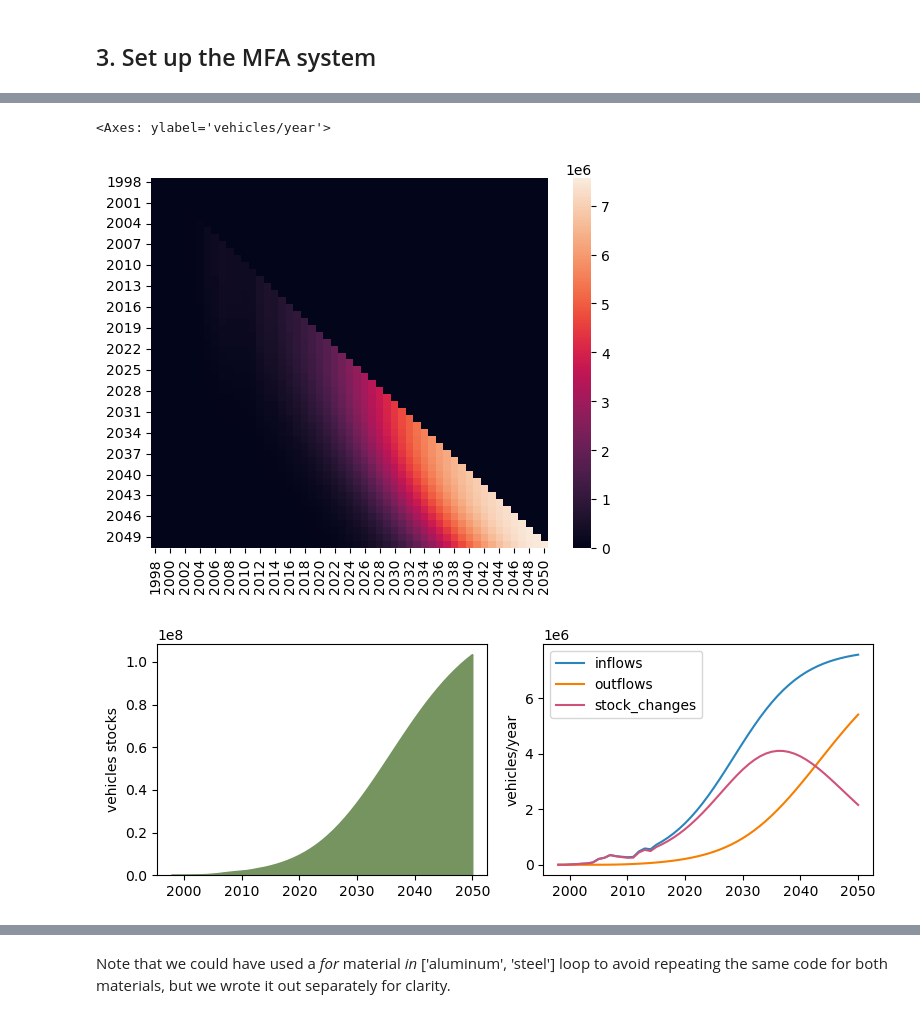
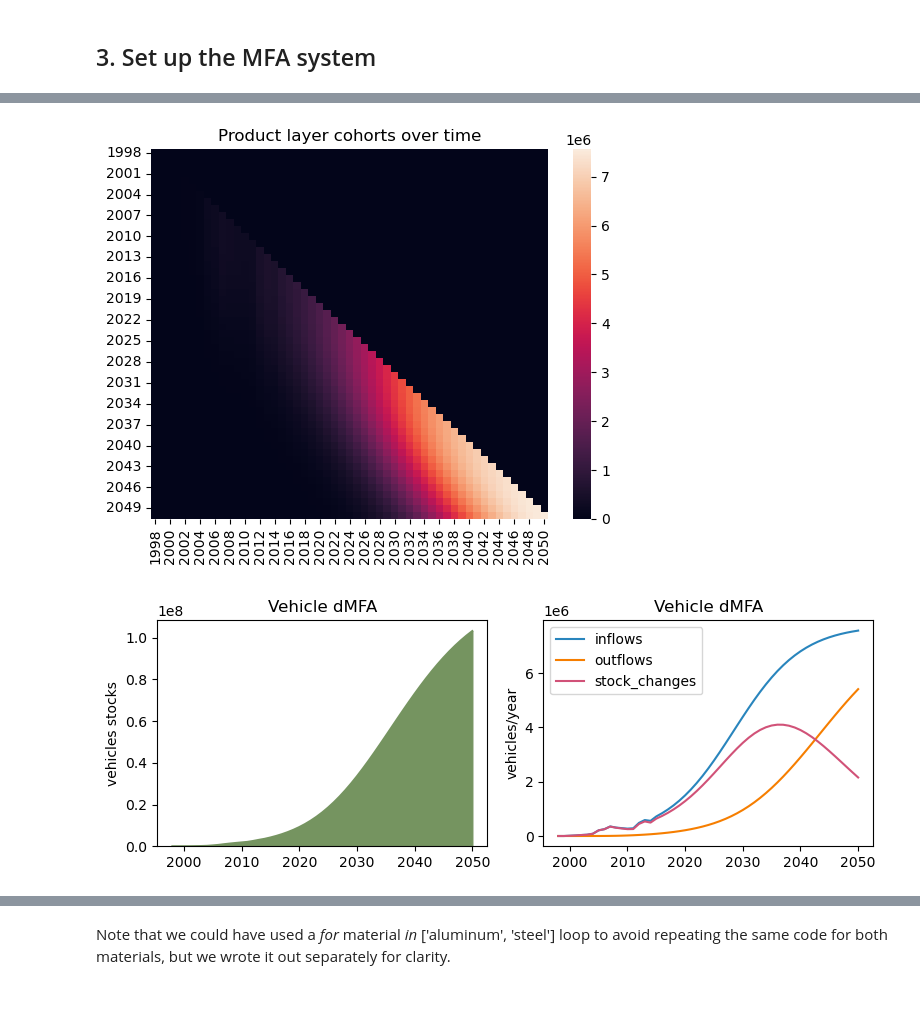
Before and after one commit to TomerFishman/RAPID-MFA, a Jupyter notebook: RAPID-MFA notebooks/10a_Immediate material substitution.ipynb, the cells around one changed output, grey strips where cells are left out. Cells and saved outputs as stored; diff of their text form; code cells hidden in the pictures.

Commit message:
updated 12b product subsitution

```diff
--- a/RAPID-MFA notebooks/10a_Immediate material substitution.ipynb
+++ b/RAPID-MFA notebooks/10a_Immediate material substitution.ipynb
@@ -122,35 +128,68 @@ for cohort in cohorts:
 
 
 # create an empty dataframe to hold the results of the MFA for the product (vehicles) layer
 mfa_system_baseline_vehicles = pd.DataFrame(index = timeframes, columns = ['stocks', 'inflows', 'outflows', 'stock_changes'])
 mfa_system_baseline_vehicles['stocks'] = input_data  # the stocks in units of vehicles are already known from the input data
 
 # create the cohorts survival matrix for vehicles of the baseline scenario
 cohorts_survival_matrix_baseline_vehicles = pd.DataFrame(0, index=timeframes, columns=cohorts, dtype=float)  # initialize the cohort_survival_matrix filled with zeros
 
 # the stock-driven model for vehicles
 for cohort in cohorts:
     mfa_system_baseline_vehicles.loc[cohort, 'inflows'] = (mfa_system_baseline_vehicles.loc[cohort, 'stocks'] - cohorts_survival_matrix_baseline_vehicles.loc[cohort, : cohort - 1].sum()
                                                            ) / survival_curves_matrix_baseline.loc[cohort, cohort]  # calculate the inflow of the time-th year
     cohorts_survival_matrix_baseline_vehicles.loc[:, cohort] = survival_curves_matrix_baseline.loc[:, cohort] * mfa_system_baseline_vehicles.loc[cohort, 'inflows']  # now that the time-th inflow is known, scale the shifted survival curve with this inflow to add a new cohort's survival to the cohorts survival matrix
 
 # and visualize the cohort_survival_matrix matrix with a heatmap
 sns.heatmap(cohorts_survival_matrix_baseline_vehicles, annot=False)
+plt.title('Product layer cohorts over time')
 
 mfa_system_baseline_vehicles["stock_changes"] = np.diff(mfa_system_baseline_vehicles["stocks"], prepend=0)  # stock_changes is the difference between two timeframes. Prepend=0 covers the convention that stock_change is the difference between current timeframe and previous timeframe.
 mfa_system_baseline_vehicles["outflows"] = mfa_system_baseline_vehicles["inflows"] - mfa_system_baseline_vehicles["stock_changes"]  # Calculate outflows using mass balance
 
 # visualize the results of the MFA for vehicles
 mfa_system_baseline_vehicles_fig, mfa_system_baseline_vehicles_ax = plt.subplots(nrows=1, ncols=2, figsize=(8, 3), tight_layout=True)
 mfa_system_baseline_vehicles['stocks'].plot(ylabel=units['product_stocks']+" stocks",
                                             kind="area", color='#759460',
-                                            ax=mfa_system_baseline_vehicles_ax[0])  # visualize the stocks to learn what their trends are like and to make sure they look reasonable.
+                                            ax=mfa_system_baseline_vehicles_ax[0],
+                                            title = 'Vehicle dMFA')  # visualize the stocks to learn what their trends are like and to make sure they look reasonable.
 
 
 mfa_system_baseline_vehicles[['inflows', 'outflows', 'stock_changes']].plot(ylabel=units['product_flows'],
                                                                             color=["#2985BD", "#F67E00", "#D15278"],
-                                                                            ax=mfa_system_baseline_vehicles_ax[1])
+                                                                            ax=mfa_system_baseline_vehicles_ax[1],
+                                                                            title = 'Vehicle dMFA')
+
+# converting from the product layer to the material layer through an inflow-driven dMFA
+
+# create an empty dataframe to hold the results of the MFA for the materials layer
+# note the multiindex columns, which has two levels: material and timeseries (of each material).
+# with multiindex, we can have the inflows, outflows, stock_changes for both steel and aluminum in the same dataframe
+mfa_system_baseline_materials = pd.DataFrame(index = timeframes,
+                                             columns = pd.MultiIndex.from_product([['aluminum', 'steel'], mfa_system_baseline_vehicles.columns],
+                                                                                  names=['material', 'timeseries']))
+
+# Calculate the MFA for aluminum using the flow driven model
+# inflows from the vehicles layer times the aluminum material intensity
+mfa_system_baseline_materials[('aluminum', 'inflows')] = mfa_system_baseline_vehicles['inflows'] * material_intensities['mi_Al_baseline']
+# the flow driven model for aluminum
+cohorts_survival_matrix_baseline_aluminum = pd.DataFrame(0, index=timeframes, columns=cohorts, dtype=float)  # initialize the cohort_survival_matrix filled with zeros
+for cohort in cohorts:
+    cohorts_survival_matrix_baseline_aluminum.loc[:, cohort] = survival_curves_matrix_baseline.loc[:, cohort] * mfa_system_baseline_materials[('aluminum', 'inflows')].loc[cohort]
+mfa_system_baseline_materials[('aluminum', 'stocks')] = cohorts_survival_matrix_baseline_aluminum.sum(axis='columns')  # the stocks are the sum of the surviving cohorts, which is the sum of cohorts survival matrix row by row.
+mfa_system_baseline_materials[('aluminum', 'stock_changes')] = np.diff(mfa_system_baseline_materials[('aluminum', 'stocks')], prepend=0)  # stock_changes is the difference between two timeframes. Prepend=0 covers the convention that stock_change is the difference between current timeframe and previous timeframe.
+mfa_system_baseline_materials[('aluminum', 'outflows')] = mfa_system_baseline_materials[('aluminum', 'inflows')] - mfa_system_baseline_materials[('aluminum', 'stock_changes')]  # Calculate outflows using mass balance
+
+# calculate the MFA for steel using the flow driven model
+# inflows from the vehicles layer times the steel material intensity
+mfa_system_baseline_materials[('steel', 'inflows')] = mfa_system_baseline_vehicles['inflows'] * material_intensities['mi_Fe_baseline']
+# the flow driven model for steel
+cohorts_survival_matrix_baseline_steel = pd.DataFrame(0, index=timeframes, columns=cohorts, dtype=float)  # initialize the cohort_survival_matrix filled with zeros
+for cohort in cohorts:
+    cohorts_survival_matrix_baseline_steel.loc[:, cohort] = survival_curves_matrix_baseline.loc[:, cohort] * mfa_system_baseline_materials[('steel', 'inflows')].loc[cohort]
+mfa_system_baseline_materials[('steel', 'stocks')] = cohorts_survival_matrix_baseline_steel.sum(axis='columns')  # the stocks are the sum of the surviving cohorts, which is the sum of cohorts survival matrix row by row.
+mfa_system_baseline_materials[('steel', 'stock_changes')] = np.diff(mfa_system_baseline_materials[('steel', 'stocks')], prepend=0)  # stock_changes is the difference between two timeframes. Prepend=0 covers the convention that stock_change is the difference between current timeframe and previous timeframe.
+mfa_system_baseline_materials[('steel', 'outflows')] = mfa_system_baseline_materials[('steel', 'inflows')] - mfa_system_baseline_materials[('steel', 'stock_changes')]  # Calculate outflows using mass balance
 # %% [output]
-<Axes: ylabel='vehicles/year'>
-[figure, old version]
+[figure, new version]
-[figure, old version]
+[figure, new version]
```
Also changed, not shown: parts of 5 cells of this notebook, 1 other file.
